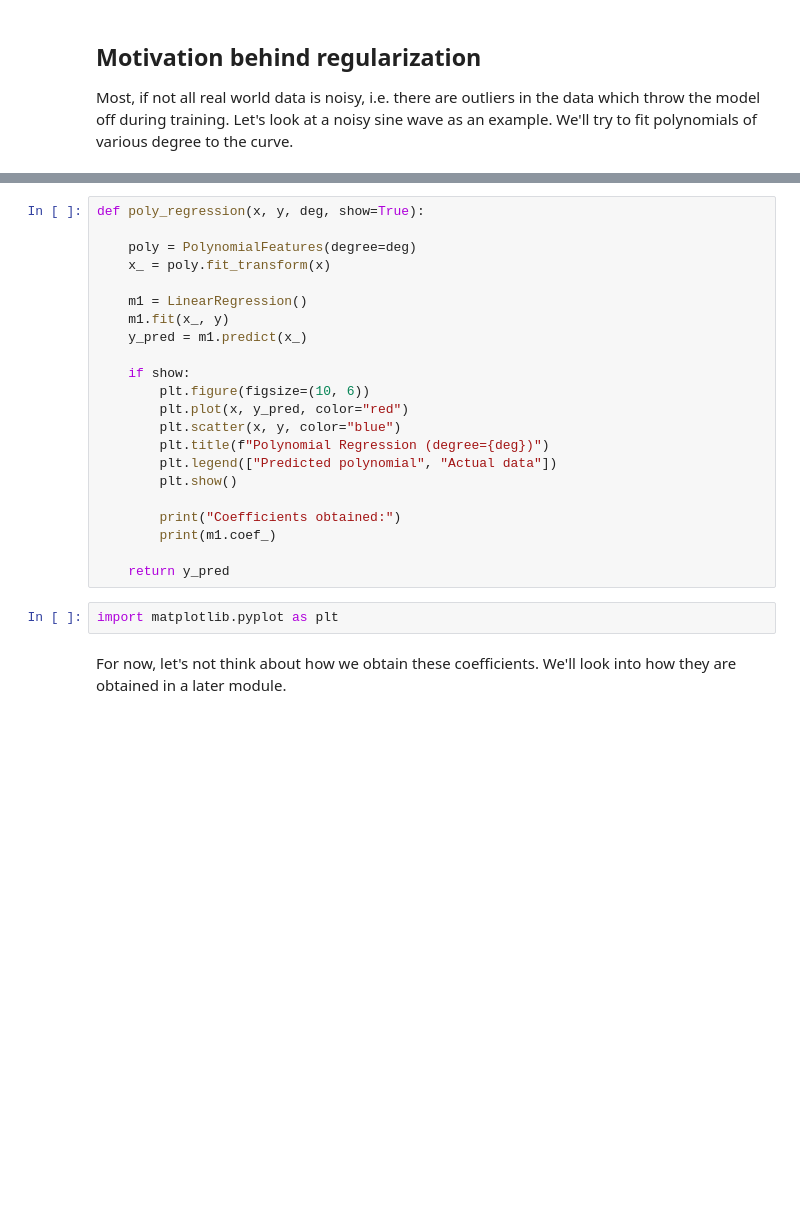
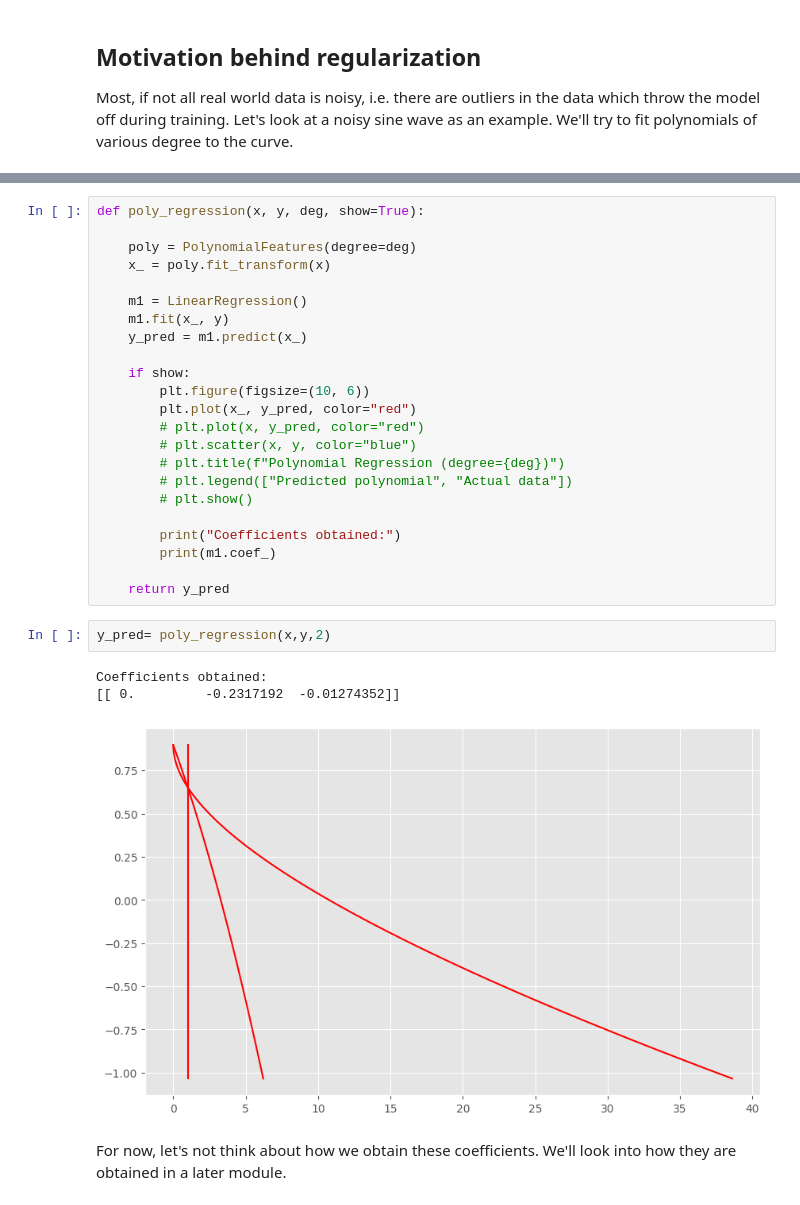
Before and after one commit to taif-ghazali/IHUB-Cohort, a Jupyter notebook: AIML_Module_3_Lab_3_regression.ipynb, the cells around one changed output, grey strips where cells are left out. Drawn from its saved outputs; the diff is of its cells as text; blank space fills up the shorter version.

Commit message:
Checked out more of Polynomial Features

```diff
--- a/AIML_Module_3_Lab_3_regression.ipynb
+++ b/AIML_Module_3_Lab_3_regression.ipynb
@@ -52,18 +59,23 @@ def poly_regression(x, y, deg, show=True):
 
     if show:
         plt.figure(figsize=(10, 6))
-        plt.plot(x, y_pred, color="red")
-        plt.scatter(x, y, color="blue")
-        plt.title(f"Polynomial Regression (degree={deg})")
-        plt.legend(["Predicted polynomial", "Actual data"])
-        plt.show()
+        plt.plot(x_, y_pred, color="red")
+        # plt.plot(x, y_pred, color="red")
+        # plt.scatter(x, y, color="blue")
+        # plt.title(f"Polynomial Regression (degree={deg})")
+        # plt.legend(["Predicted polynomial", "Actual data"])
+        # plt.show()
 
         print("Coefficients obtained:")
         print(m1.coef_)
 
     return y_pred
-# %%
-import matplotlib.pyplot as plt
+# %%
+y_pred= poly_regression(x,y,2)
+# %% [output]
+Coefficients obtained:
+[[ 0.         -0.2317192  -0.01274352]]
+[figure, added]
 # %% [markdown]
 For now, let's not think about how we obtain these coefficients. We'll look into how they are obtained in a later module.
 # %%
```
Also changed, not shown: parts of 2 cells of this notebook.
